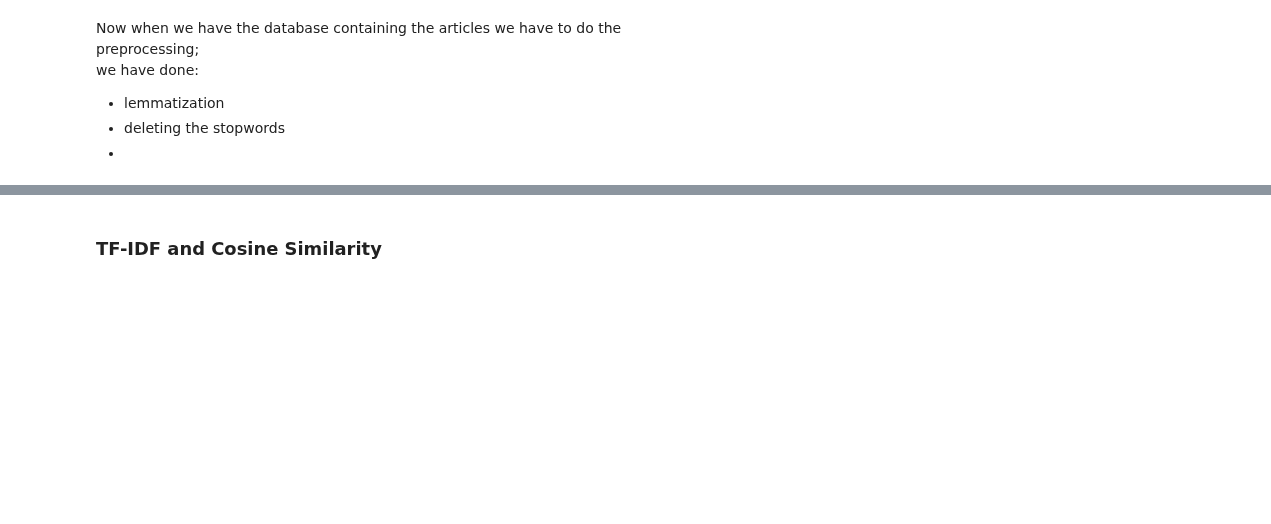
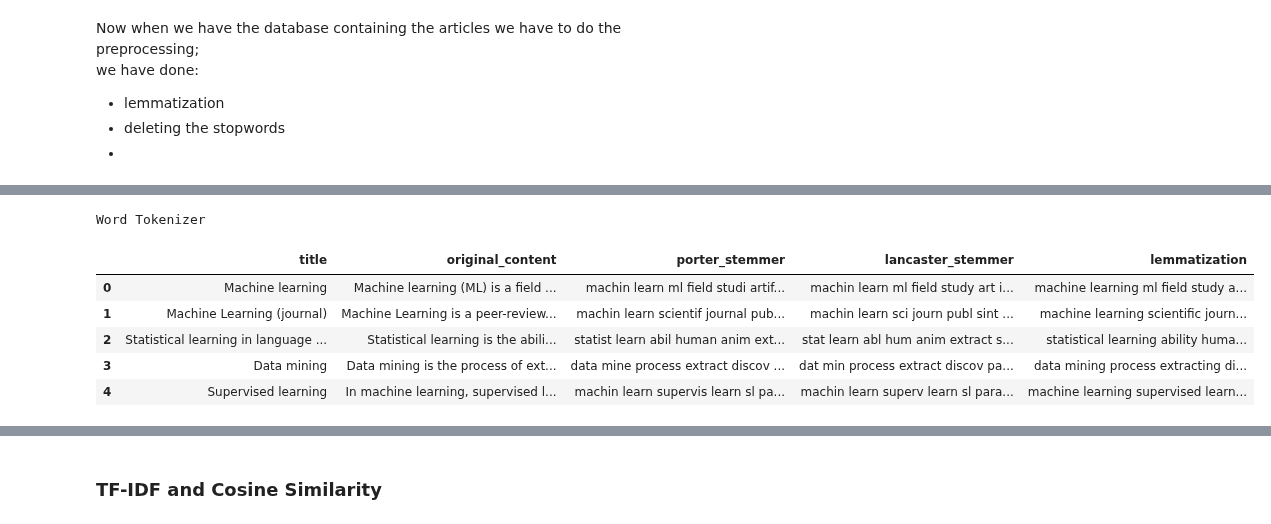
Before and after one commit to mmartyna123/InformationRetrieval, a Jupyter notebook: Project_Wiki/wiki_working_version.ipynb, the cells around one changed output, grey strips where cells are left out. Drawn from its saved outputs; the diff is of its cells as text; code cells hidden in the pictures; blank space fills up the shorter version.

```diff
--- a/Project_Wiki/wiki_working_version.ipynb
+++ b/Project_Wiki/wiki_working_version.ipynb
@@ -139,22 +127,35 @@ def preprocessArticles(df, tokenizer=word_tokenize, stemmer=None, lemmatizer=Non
     return ' '.join(processed)
 # %%
 # Define preprocessing variations
-variations = {
+variations_wordtokenizer = {
     "porter_stemmer": lambda row: preprocessArticles(row, tokenizer=word_tokenize, stemmer=porter),
     "lancaster_stemmer": lambda row: preprocessArticles(row, tokenizer=word_tokenize, stemmer=lancaster),
     "lemmatization": lambda row: preprocessArticles(row, tokenizer=word_tokenize, lemmatizer=lemmatizer, useLemmatizer=True)
 }
 
 # Apply variations without modifying the original DataFrame
-results = pd.DataFrame({
+results_wordtokenizer = pd.DataFrame({
     "title": df["title"],
     "original_content": df["content"]
 })
 
-for name, preprocess_function in variations.items():
+for name, preprocess_function in variations_wordtokenizer.items():
     # Apply each variation to the content column using the original function
-    results[name] = df.apply(preprocess_function, axis=1)
+    results_wordtokenizer[name] = df.apply(preprocess_function, axis=1)
 
-# Display first few rows of variations
-columns_to_display = ["title", "original_content"] + list(variations.keys())
-results[columns_to_display].head()
+
+variations_wordpunct = {
+    "porter_stemmer": lambda row: preprocessArticles(row, tokenizer=word_tokenize, stemmer=porter),
+    "lancaster_stemmer": lambda row: preprocessArticles(row, tokenizer=word_tokenize, stemmer=lancaster),
+    "lemmatization": lambda row: preprocessArticles(row, tokenizer=word_tokenize, lemmatizer=lemmatizer, useLemmatizer=True)
+}
+
+# Apply variations without modifying the original DataFrame
+results_wordpunct = pd.DataFrame({
+    "title": df["title"],
+    "original_content": df["content"]
+})
+
+for name, preprocess_function in variations_wordpunct.items():
+    # Apply each variation to the content column using the original function
+    results_wordpunct[name] = df.apply(preprocess_function, axis=1)
@@ -167,0 +162,12 @@ results[columns_to_display].head()
+# %%
+print("Word Tokenizer")
+columns_to_display = ["title", "original_content"] + list(variations_wordtokenizer.keys())
+results_wordtokenizer[columns_to_display].head()
+# %% [output]
+Word Tokenizer
+|  | title | original_content | porter_stemmer | lancaster_stemmer | lemmatization |
+| 0 | Machine learning | Machine learning (ML) is a field ... | machin learn ml field studi artif... | machin learn ml field study art i... | machine learning ml field study a... |
+| 1 | Machine Learning (journal) | Machine Learning is a peer-review... | machin learn scientif journal pub... | machin learn sci journ publ sint ... | machine learning scientific journ... |
+| 2 | Statistical learning in language ... | Statistical learning is the abili... | statist learn abil human anim ext... | stat learn abl hum anim extract s... | statistical learning ability huma... |
+| 3 | Data mining | Data mining is the process of ext... | data mine process extract discov ... | dat min process extract discov pa... | data mining process extracting di... |
+| 4 | Supervised learning | In machine learning, supervised l... | machin learn supervis learn sl pa... | machin learn superv learn sl para... | machine learning supervised learn... |
```
Also changed, not shown: parts of 14 cells of this notebook.
